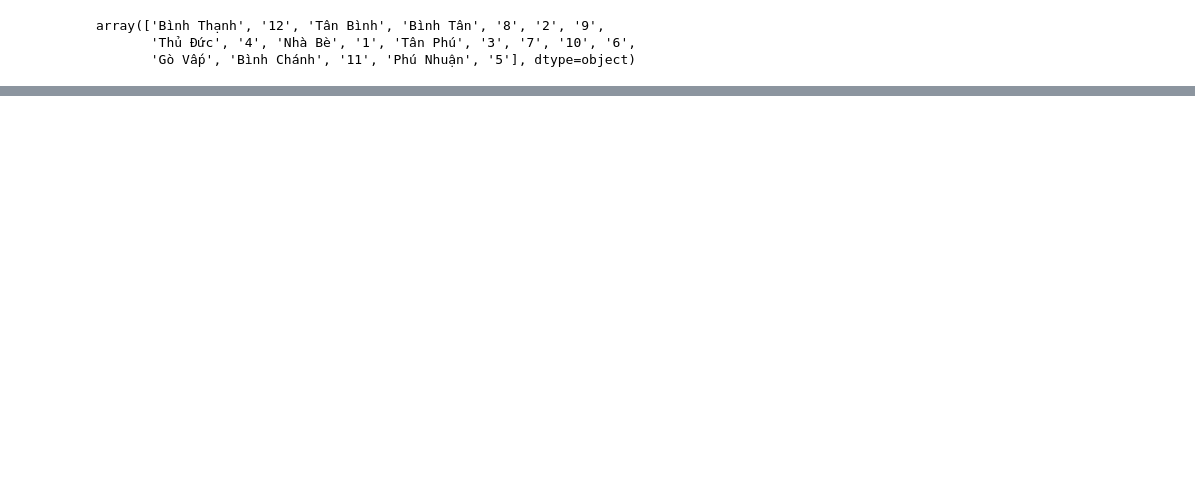
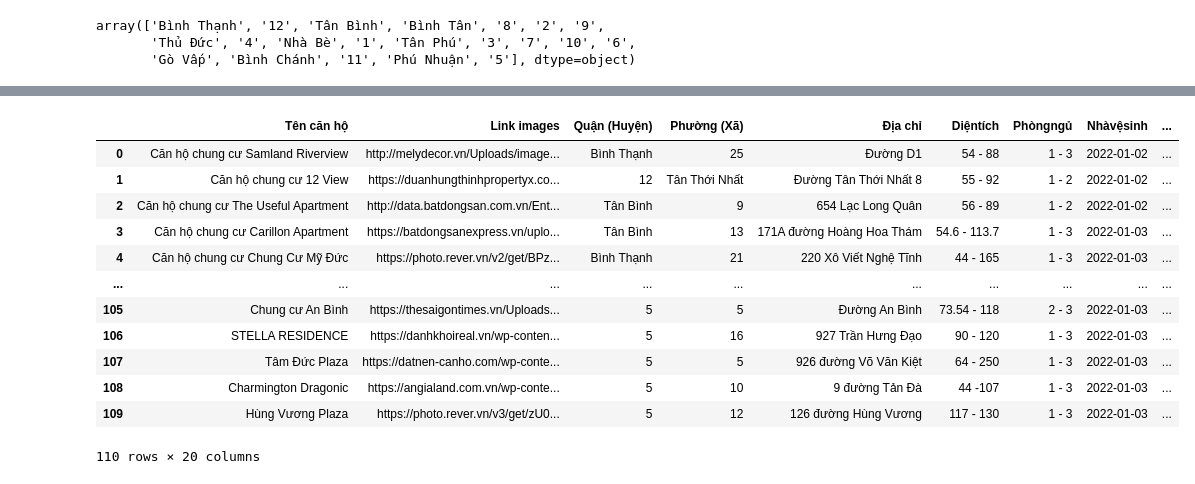
Before and after one commit to thompsondd/SEO_Home, a Jupyter notebook: demo.ipynb, the cells around one changed output, grey strips where cells are left out. Saved outputs shown, nothing was run; the diff lists cells and outputs as text; code cells hidden in the pictures; blank space fills up the shorter version.

```diff
--- a/demo.ipynb
+++ b/demo.ipynb
@@ -105,0 +143,21 @@ get_geocode(address)
+# %%
+import pandas as pd
+path = r"C:\Users\Dang\Downloads\ORDINATE-OF-ADDRESS (1).xlsx"
+# %%
+df = pd.read_excel(path,sheet_name=1)
+# %%
+df
+# %% [output]
+|  | Tên căn hộ | Link images | Quận (Huyện) | Phường (Xã) | Địa chỉ | Diệntích | Phòngngủ | Nhàvệsinh | ... |
+| 0 | Căn hộ chung cư Samland Riverview | http://melydecor.vn/Uploads/image... | Bình Thạnh | 25 | Đường D1 | 54 - 88 | 1 - 3 | 2022-01-02 | ... |
+| 1 | Căn hộ chung cư 12 View | https://duanhungthinhpropertyx.co... | 12 | Tân Thới Nhất | Đường Tân Thới Nhất 8 | 55 - 92 | 1 - 2 | 2022-01-02 | ... |
+| 2 | Căn hộ chung cư The Useful Apartment | http://data.batdongsan.com.vn/Ent... | Tân Bình | 9 | 654 Lạc Long Quân | 56 - 89 | 1 - 2 | 2022-01-02 | ... |
+| 3 | Căn hộ chung cư Carillon Apartment | https://batdongsanexpress.vn/uplo... | Tân Bình | 13 | 171A đường Hoàng Hoa Thám | 54.6 - 113.7 | 1 - 3 | 2022-01-03 | ... |
+| 4 | Căn hộ chung cư Chung Cư Mỹ Đức | https://photo.rever.vn/v2/get/BPz... | Bình Thạnh | 21 | 220 Xô Viết Nghệ Tĩnh | 44 - 165 | 1 - 3 | 2022-01-03 | ... |
+| ... | ... | ... | ... | ... | ... | ... | ... | ... | ... |
+| 105 | Chung cư An Bình | https://thesaigontimes.vn/Uploads... | 5 | 5 | Đường An Bình | 73.54 - 118 | 2 - 3 | 2022-01-03 | ... |
+| 106 | STELLA RESIDENCE | https://danhkhoireal.vn/wp-conten... | 5 | 16 | 927 Trần Hưng Đạo | 90 - 120 | 1 - 3 | 2022-01-03 | ... |
+| 107 | Tâm Đức Plaza | https://datnen-canho.com/wp-conte... | 5 | 5 | 926 đường Võ Văn Kiệt | 64 - 250 | 1 - 3 | 2022-01-03 | ... |
+| 108 | Charmington Dragonic | https://angialand.com.vn/wp-conte... | 5 | 10 | 9 đường Tản Đà | 44 -107 | 1 - 3 | 2022-01-03 | ... |
+| 109 | Hùng Vương Plaza | https://photo.rever.vn/v3/get/zU0... | 5 | 12 | 126 đường Hùng Vương | 117 - 130 | 1 - 3 | 2022-01-03 | ... |
+110 rows × 20 columns
```
Also changed, not shown: parts of 12 cells of this notebook.
